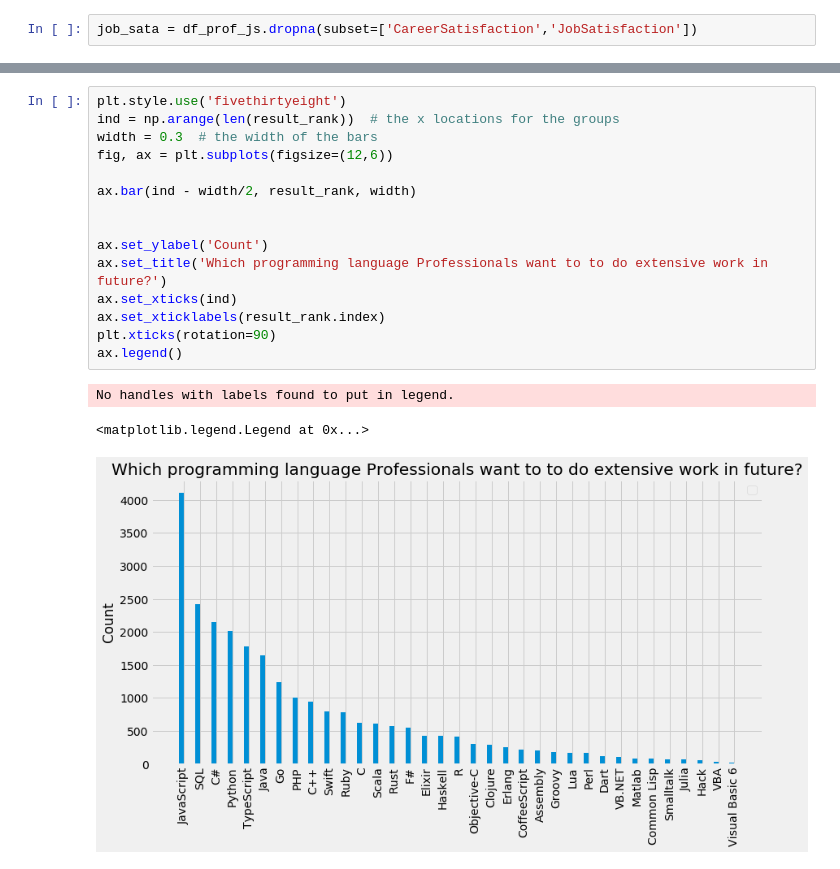
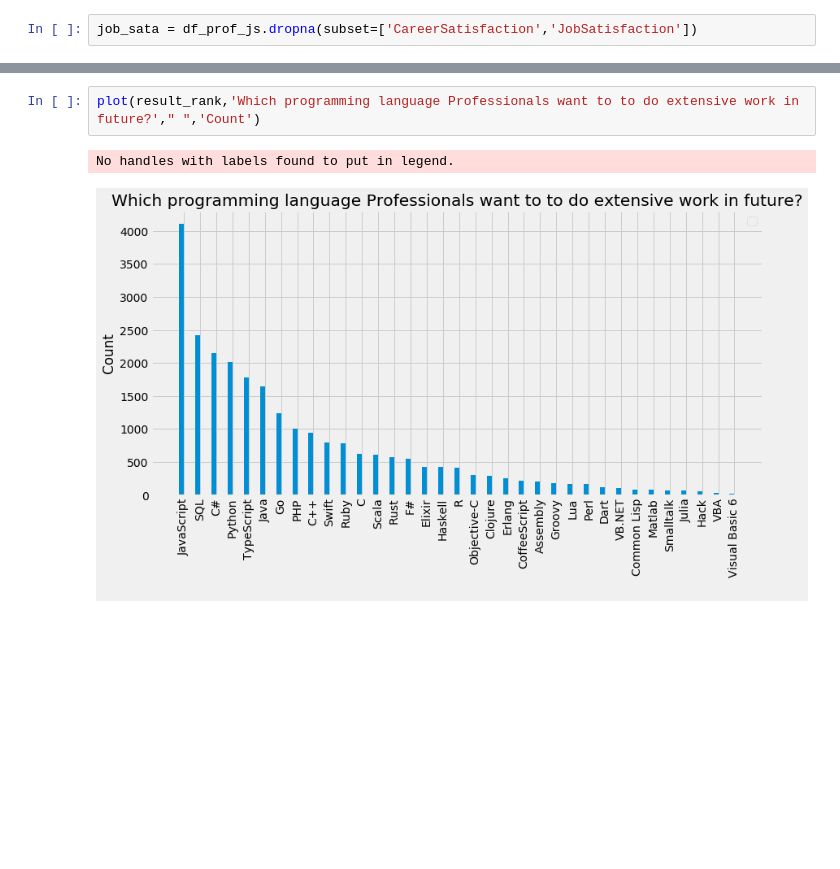
Before and after one commit to NasserSubait/What-programming-language-to-learn, a Jupyter notebook: p4_NasserAlsubait.ipynb, the cells around one changed output, grey strips where cells are left out. Cells and saved outputs as stored; diff of their text form; blank space fills up the shorter version.

```diff
--- a/p4_NasserAlsubait.ipynb
+++ b/p4_NasserAlsubait.ipynb
@@ -134,19 +182,5 @@ result_rank = result['WantToLearn'].value_counts()
-# %%
-plt.style.use('fivethirtyeight')
-ind = np.arange(len(result_rank))  # the x locations for the groups
-width = 0.3  # the width of the bars
-fig, ax = plt.subplots(figsize=(12,6))
-
-ax.bar(ind - width/2, result_rank, width)
-
-
-ax.set_ylabel('Count')
-ax.set_title('Which programming language Professionals want to to do extensive work in future?')
-ax.set_xticks(ind)
-ax.set_xticklabels(result_rank.index)
-plt.xticks(rotation=90)
-ax.legend()
-# %% [output]
-No handles with labels found to put in legend.
-<matplotlib.legend.Legend at 0x...>
-[figure, removed]
+# %%
+plot(result_rank,'Which programming language Professionals want to to do extensive work in future?'," ",'Count')
+# %% [output]
+No handles with labels found to put in legend.
+[figure, added]
```
Also changed, not shown: parts of 45 cells of this notebook, 1 other file.
